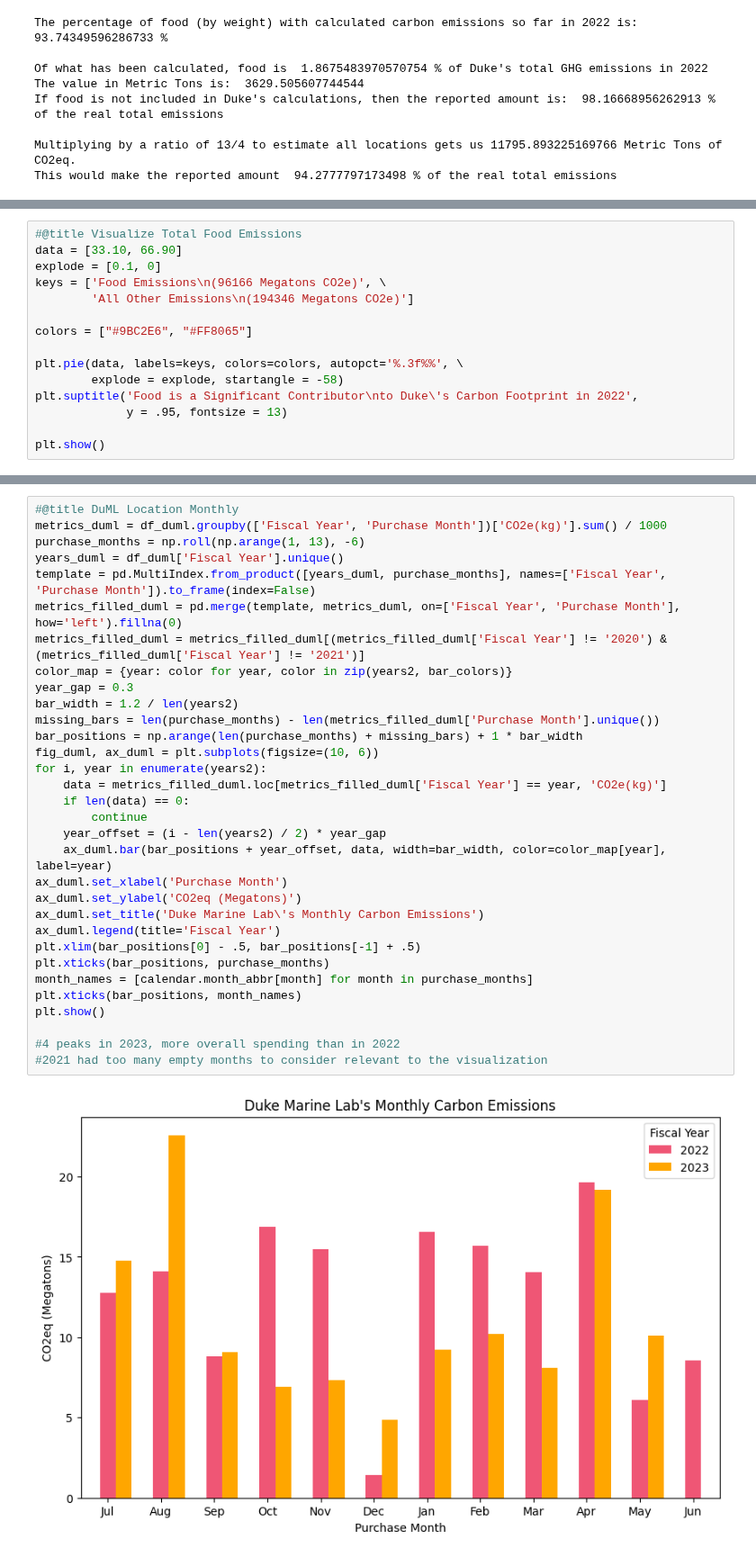
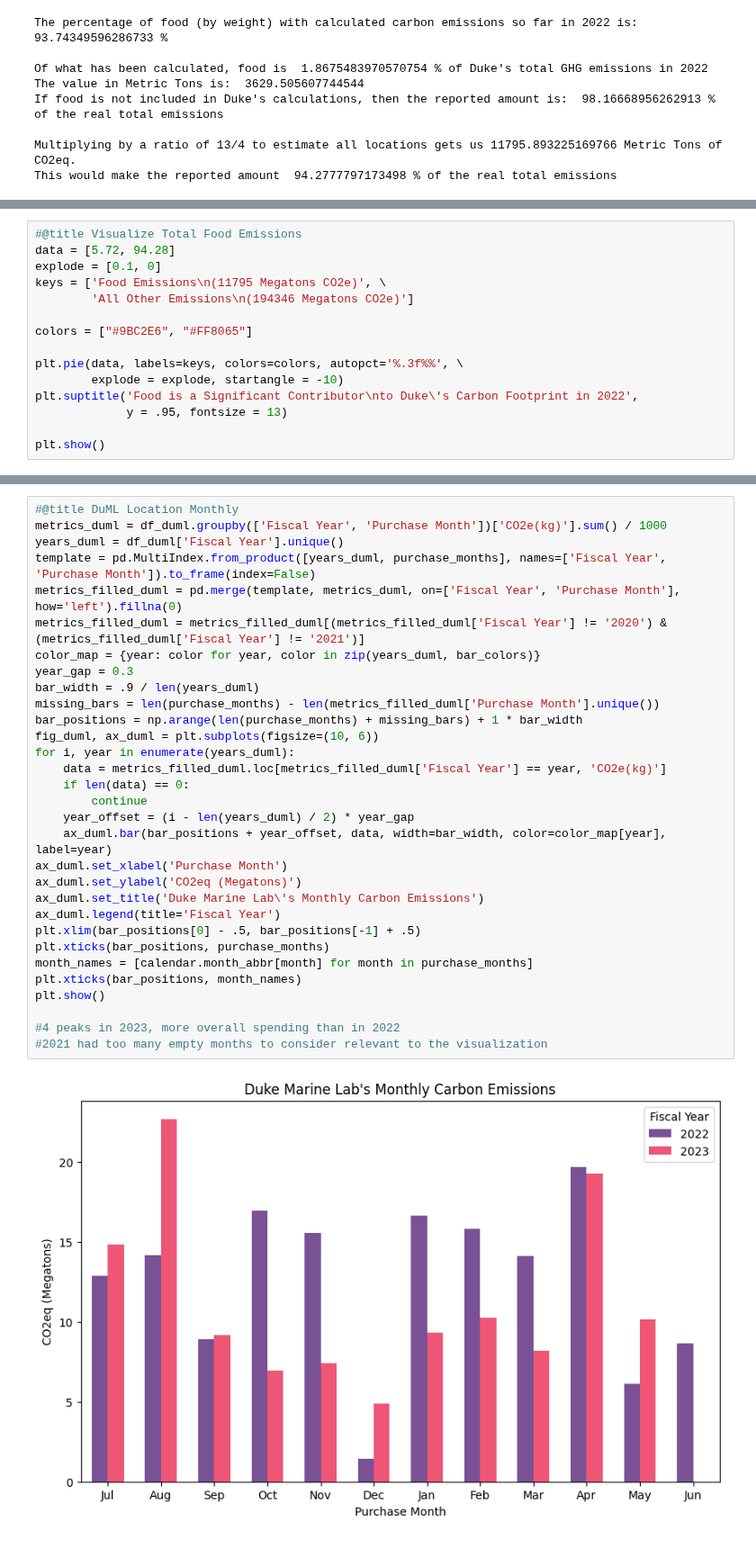
Before and after one commit to ethansong206/Climate-Plus-Project, a Jupyter notebook: DataCleaning.ipynb, the cells around one changed output, grey strips where cells are left out. Shown at 90% size. Drawn from its saved outputs; the diff is of its cells as text.

```diff
--- a/DataCleaning.ipynb
+++ b/DataCleaning.ipynb
@@ -845,14 +851,14 @@ plt.show()
 # %%
 #@title Visualize Total Food Emissions
-data = [33.10, 66.90]
+data = [5.72, 94.28]
 explode = [0.1, 0]
-keys = ['Food Emissions\n(96166 Megatons CO2e)', \
+keys = ['Food Emissions\n(11795 Megatons CO2e)', \
         'All Other Emissions\n(194346 Megatons CO2e)']
 
 colors = ["#9BC2E6", "#FF8065"]
 
 plt.pie(data, labels=keys, colors=colors, autopct='%.3f%%', \
-        explode = explode, startangle = -58)
+        explode = explode, startangle = -10)
 plt.suptitle('Food is a Significant Contributor\nto Duke\'s Carbon Footprint in 2022',
              y = .95, fontsize = 13)
 
@@ -1016,36 +1035,35 @@ plt.show()
 # %%
 #@title DuML Location Monthly
 metrics_duml = df_duml.groupby(['Fiscal Year', 'Purchase Month'])['CO2e(kg)'].sum() / 1000
-purchase_months = np.roll(np.arange(1, 13), -6)
 years_duml = df_duml['Fiscal Year'].unique()
 template = pd.MultiIndex.from_product([years_duml, purchase_months], names=['Fiscal Year', 'Purchase Month']).to_frame(index=False)
 metrics_filled_duml = pd.merge(template, metrics_duml, on=['Fiscal Year', 'Purchase Month'], how='left').fillna(0)
 metrics_filled_duml = metrics_filled_duml[(metrics_filled_duml['Fiscal Year'] != '2020') & (metrics_filled_duml['Fiscal Year'] != '2021')]
-color_map = {year: color for year, color in zip(years2, bar_colors)}
+color_map = {year: color for year, color in zip(years_duml, bar_colors)}
 year_gap = 0.3
-bar_width = 1.2 / len(years2)
+bar_width = .9 / len(years_duml)
 missing_bars = len(purchase_months) - len(metrics_filled_duml['Purchase Month'].unique())
 bar_positions = np.arange(len(purchase_months) + missing_bars) + 1 * bar_width
 fig_duml, ax_duml = plt.subplots(figsize=(10, 6))
-for i, year in enumerate(years2):
+for i, year in enumerate(years_duml):
     data = metrics_filled_duml.loc[metrics_filled_duml['Fiscal Year'] == year, 'CO2e(kg)']
     if len(data) == 0:
         continue
-    year_offset = (i - len(years2) / 2) * year_gap
+    year_offset = (i - len(years_duml) / 2) * year_gap
     ax_duml.bar(bar_positions + year_offset, data, width=bar_width, color=color_map[year], label=year)
 ax_duml.set_xlabel('Purchase Month')
 ax_duml.set_ylabel('CO2eq (Megatons)')
 ax_duml.set_title('Duke Marine Lab\'s Monthly Carbon Emissions')
 ax_duml.legend(title='Fiscal Year')
 plt.xlim(bar_positions[0] - .5, bar_positions[-1] + .5)
 plt.xticks(bar_positions, purchase_months)
 month_names = [calendar.month_abbr[month] for month in purchase_months]
 plt.xticks(bar_positions, month_names)
 plt.show()
 
 #4 peaks in 2023, more overall spending than in 2022
 #2021 had too many empty months to consider relevant to the visualization
 # %% [output]
-[figure, old version]
+[figure, new version]
 # %%
 #@title Trinity Cafe Monthly
```
Also changed, not shown: parts of 11 cells of this notebook.
